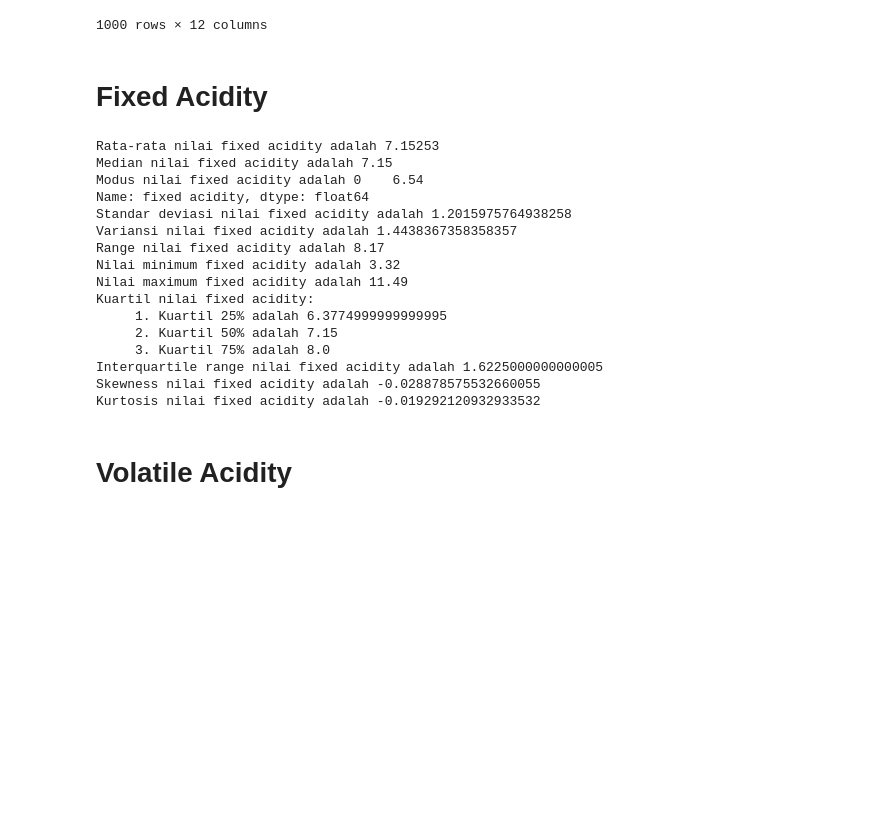
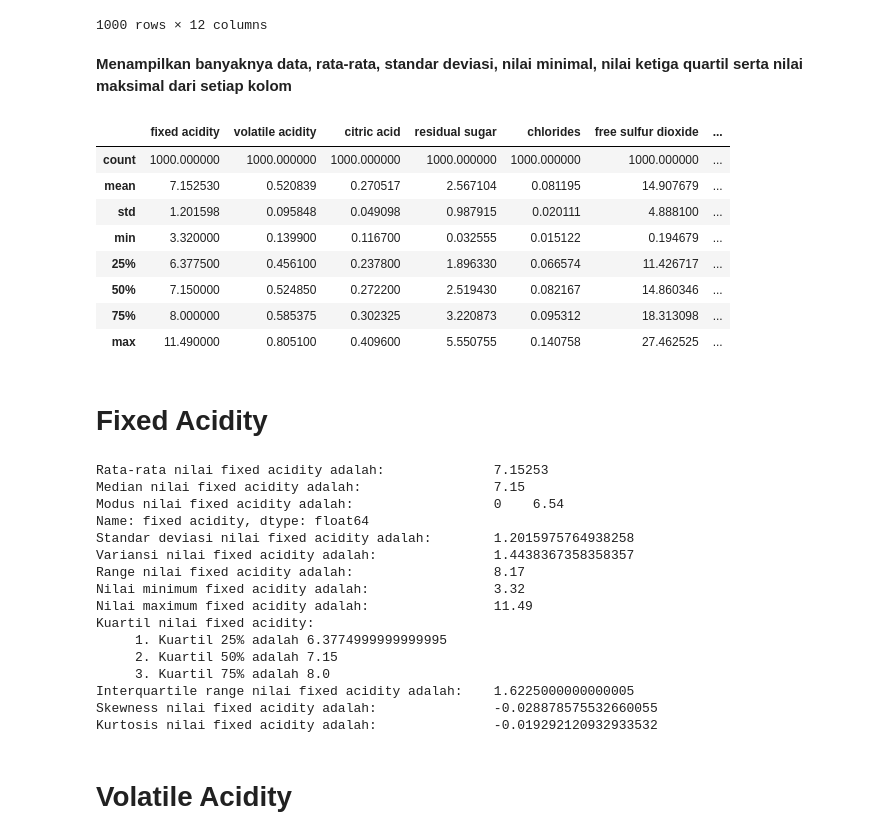
Before and after one commit to goodgirlwannabe/wine, a Jupyter notebook: no1.ipynb, the cells around one changed output. Drawn from its saved outputs; the diff is of its cells as text; code cells hidden in the pictures; blank space fills up the shorter version.

```diff
--- a/no1.ipynb
+++ b/no1.ipynb
@@ -21,40 +21,54 @@ df
 | 998 | 7.76 | 0.3590 | 0.3208 | 4.294486 | 0.098276 | 12.746186 | ... |
 | 999 | 5.87 | 0.5214 | 0.1883 | 2.179490 | 0.052923 | 16.203864 | ... |
 1000 rows × 12 columns
+# %% [markdown]
+<b> Menampilkan banyaknya data, rata-rata, standar deviasi, nilai minimal, nilai ketiga quartil serta nilai maksimal dari setiap kolom </b>
+# %%
+df.describe()
+# %% [output]
+|  | fixed acidity | volatile acidity | citric acid | residual sugar | chlorides | free sulfur dioxide | ... |
+| count | 1000.000000 | 1000.000000 | 1000.000000 | 1000.000000 | 1000.000000 | 1000.000000 | ... |
+| mean | 7.152530 | 0.520839 | 0.270517 | 2.567104 | 0.081195 | 14.907679 | ... |
+| std | 1.201598 | 0.095848 | 0.049098 | 0.987915 | 0.020111 | 4.888100 | ... |
+| min | 3.320000 | 0.139900 | 0.116700 | 0.032555 | 0.015122 | 0.194679 | ... |
+| 25% | 6.377500 | 0.456100 | 0.237800 | 1.896330 | 0.066574 | 11.426717 | ... |
+| 50% | 7.150000 | 0.524850 | 0.272200 | 2.519430 | 0.082167 | 14.860346 | ... |
+| 75% | 8.000000 | 0.585375 | 0.302325 | 3.220873 | 0.095312 | 18.313098 | ... |
+| max | 11.490000 | 0.805100 | 0.409600 | 5.550755 | 0.140758 | 27.462525 | ... |
 # %% [markdown]
 # Fixed Acidity
 # %%
 # mean
 meanFixedAcid = df['fixed acidity'].mean()
-print("Rata-rata nilai fixed acidity adalah", meanFixedAcid)
+print("Rata-rata nilai fixed acidity adalah:             ", meanFixedAcid)
 
 # median
 medianFixedAcid = df['fixed acidity'].median()
-print("Median nilai fixed acidity adalah", medianFixedAcid)
+print("Median nilai fixed acidity adalah:                ", medianFixedAcid)
 
 #modus
 modusFixedAcid = df['fixed acidity'].mode()
-print("Modus nilai fixed acidity adalah", modusFixedAcid)
+print("Modus nilai fixed acidity adalah:                 ", modusFixedAcid)
 
 # standard deviation
 stdFixedAcid = df['fixed acidity'].std()
-print("Standar deviasi nilai fixed acidity adalah", stdFixedAcid)
+print("Standar deviasi nilai fixed acidity adalah:       ", stdFixedAcid)
 
 # variance
 varFixedAcid = df['fixed acidity'].var()
-print("Variansi nilai fixed acidity adalah", varFixedAcid)
+print("Variansi nilai fixed acidity adalah:              ", varFixedAcid)
 
 # range
 rangeFixedAcid = df['fixed acidity'].max() - df['fixed acidity'].min()
-print("Range nilai fixed acidity adalah", rangeFixedAcid)
+print("Range nilai fixed acidity adalah:                 ", rangeFixedAcid)
 
 # minimum
 minFixedAcid = df['fixed acidity'].min()
-print("Nilai minimum fixed acidity adalah", minFixedAcid)
+print("Nilai minimum fixed acidity adalah:               ", minFixedAcid)
 
 # maximum
 maxFixedAcid = df['fixed acidity'].max()
-print("Nilai maximum fixed acidity adalah", maxFixedAcid)
+print("Nilai maximum fixed acidity adalah:               ", maxFixedAcid)
 
 # kuartil
 quartileFixedAcid25 = df['fixed acidity'].quantile(0.25)
@@ -67,32 +81,32 @@ print("     3. Kuartil 75% adalah", quartileFixedAcid75)
 
 # interquartile range
 iqrFixedAcid = quartileFixedAcid75 - quartileFixedAcid25
-print("Interquartile range nilai fixed acidity adalah", iqrFixedAcid)
+print("Interquartile range nilai fixed acidity adalah:   ", iqrFixedAcid)
 
 # skewness
 skewFixedAcid = df['fixed acidity'].skew()
-print("Skewness nilai fixed acidity adalah", skewFixedAcid)
+print("Skewness nilai fixed acidity adalah:              ", skewFixedAcid)
 
 # kurtosis
 kurtFixedAcid = df['fixed acidity'].kurt()
-print("Kurtosis nilai fixed acidity adalah", kurtFixedAcid)
+print("Kurtosis nilai fixed acidity adalah:              ", kurtFixedAcid)
 # %% [output]
-Rata-rata nilai fixed acidity adalah 7.15253
-Median nilai fixed acidity adalah 7.15
-Modus nilai fixed acidity adalah 0    6.54
+Rata-rata nilai fixed acidity adalah:              7.15253
+Median nilai fixed acidity adalah:                 7.15
+Modus nilai fixed acidity adalah:                  0    6.54
 Name: fixed acidity, dtype: float64
-Standar deviasi nilai fixed acidity adalah 1.2015975764938258
-Variansi nilai fixed acidity adalah 1.4438367358358357
-Range nilai fixed acidity adalah 8.17
-Nilai minimum fixed acidity adalah 3.32
-Nilai maximum fixed acidity adalah 11.49
+Standar deviasi nilai fixed acidity adalah:        1.2015975764938258
+Variansi nilai fixed acidity adalah:               1.4438367358358357
+Range nilai fixed acidity adalah:                  8.17
+Nilai minimum fixed acidity adalah:                3.32
+Nilai maximum fixed acidity adalah:                11.49
 Kuartil nilai fixed acidity:
      1. Kuartil 25% adalah 6.3774999999999995
      2. Kuartil 50% adalah 7.15
      3. Kuartil 75% adalah 8.0
-Interquartile range nilai fixed acidity adalah 1.6225000000000005
-Skewness nilai fixed acidity adalah -0.028878575532660055
-Kurtosis nilai fixed acidity adalah -0.019292120932933532
+Interquartile range nilai fixed acidity adalah:    1.6225000000000005
+Skewness nilai fixed acidity adalah:               -0.028878575532660055
+Kurtosis nilai fixed acidity adalah:               -0.019292120932933532
 # %% [markdown]
 # Volatile Acidity
 # %%
```
Also changed, not shown: parts of 12 cells of this notebook.
